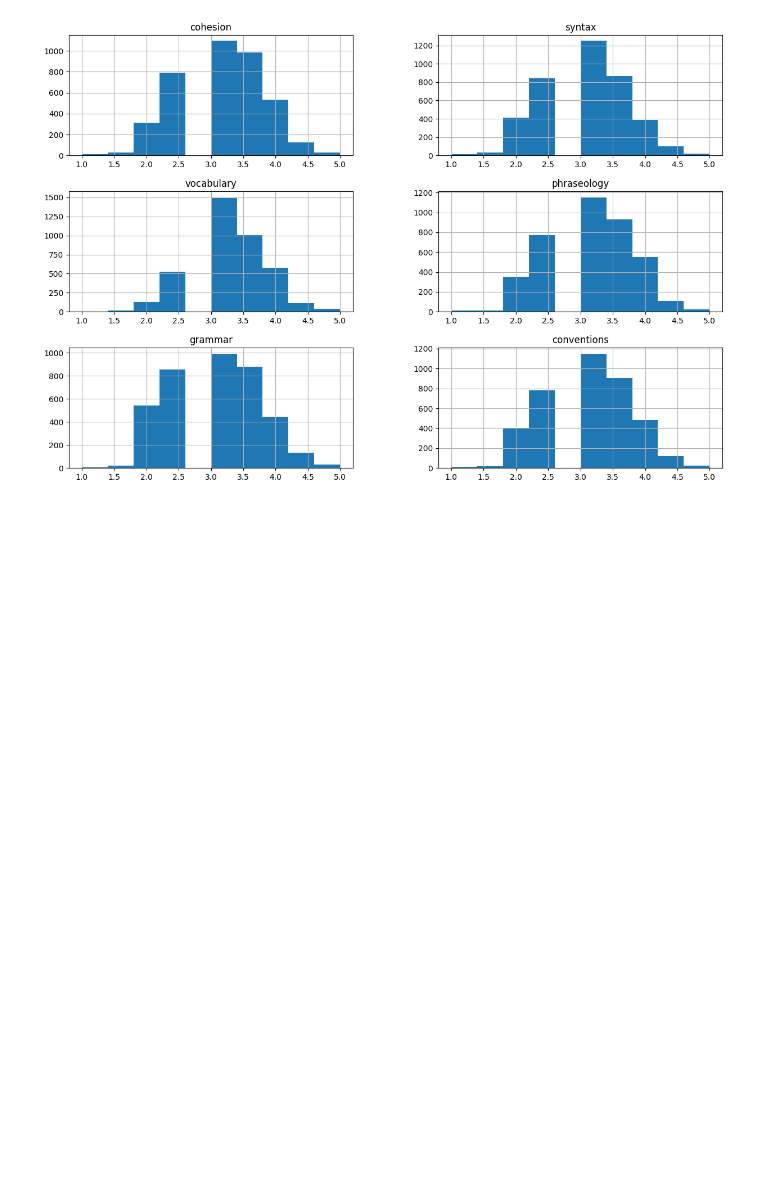
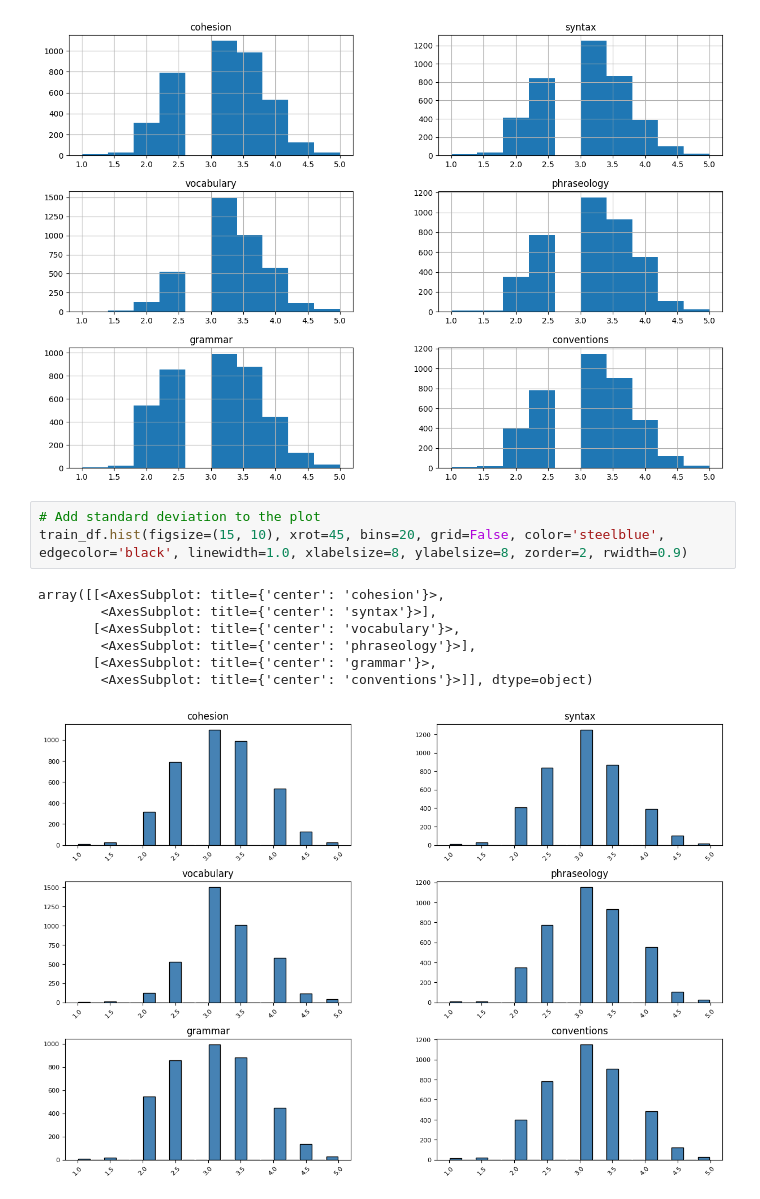
Before and after one commit to KubiakJakub01/Feedback-Prize-ELL, a Jupyter notebook: src/notebooks/research.ipynb, the cells around one changed output. Cells and saved outputs as stored; diff of their text form; blank space fills up the shorter version.

```diff
--- a/src/notebooks/research.ipynb
+++ b/src/notebooks/research.ipynb
@@ -94,3 +94,14 @@ array([[<AxesSubplot: title={'center': 'cohesion'}>,
        [<AxesSubplot: title={'center': 'grammar'}>,
         <AxesSubplot: title={'center': 'conventions'}>]], dtype=object)
 [figure]
+# %%
+# Add standard deviation to the plot
+train_df.hist(figsize=(15, 10), xrot=45, bins=20, grid=False, color='steelblue', edgecolor='black', linewidth=1.0, xlabelsize=8, ylabelsize=8, zorder=2, rwidth=0.9)
+# %% [output]
+array([[<AxesSubplot: title={'center': 'cohesion'}>,
+        <AxesSubplot: title={'center': 'syntax'}>],
+       [<AxesSubplot: title={'center': 'vocabulary'}>,
+        <AxesSubplot: title={'center': 'phraseology'}>],
+       [<AxesSubplot: title={'center': 'grammar'}>,
+        <AxesSubplot: title={'center': 'conventions'}>]], dtype=object)
+[figure, added]
```
Also changed, not shown: parts of 1 cell of this notebook.
